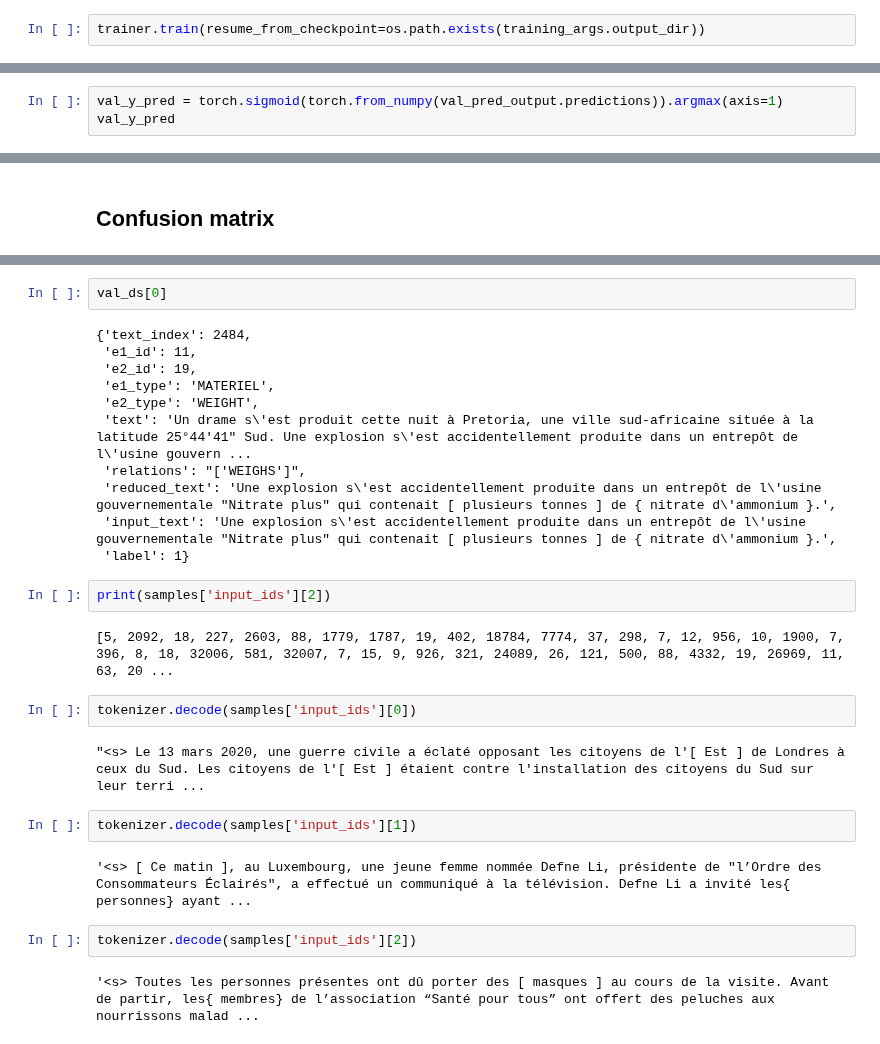
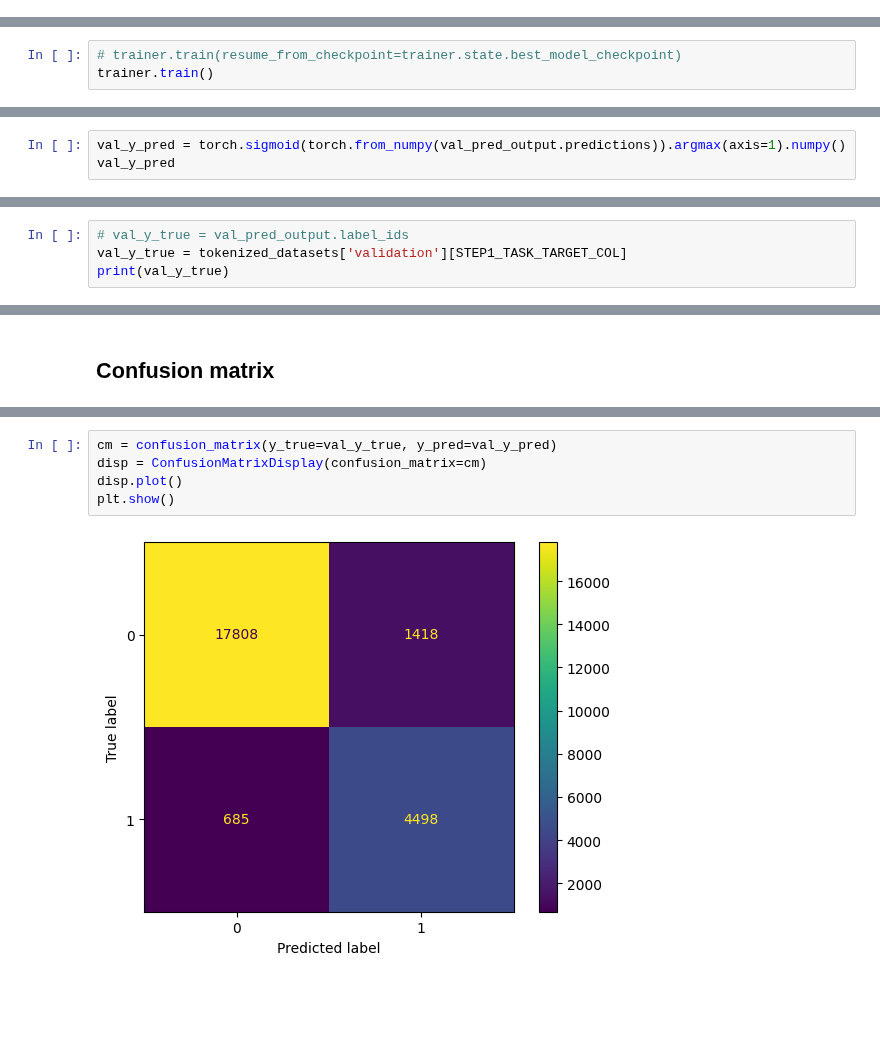
Before and after one commit to lengocluyen/relation_extraction_textmine25, a Jupyter notebook: defi_textmine_2025/mth2_hasrelation_whatrelation/step1_hasrelation.ipynb, the cells around one changed output, grey strips where cells are left out. Saved outputs shown, nothing was run; the diff lists cells and outputs as text; blank space fills up the shorter version.

```diff
--- a/defi_textmine_2025/mth2_hasrelation_whatrelation/step1_hasrelation.ipynb
+++ b/defi_textmine_2025/mth2_hasrelation_whatrelation/step1_hasrelation.ipynb
@@ -475,2 +345,0 @@ trainer.callback_handler.callbacks[-2].__dict__
-# %%
-trainer.train(resume_from_checkpoint=os.path.exists(training_args.output_dir))
@@ -496,0 +350,3 @@ TrainOutput(global_step=140000, training_loss=0.24677674966539656, metrics={'tra
+# %%
+# trainer.train(resume_from_checkpoint=trainer.state.best_model_checkpoint)
+trainer.train()
@@ -530,4 +410,4 @@ val_pred_output = trainer.predict(tokenized_datasets["validation"], metric_key_p
 # %%
-val_y_pred = torch.sigmoid(torch.from_numpy(val_pred_output.predictions)).argmax(axis=1)
+val_y_pred = torch.sigmoid(torch.from_numpy(val_pred_output.predictions)).argmax(axis=1).numpy()
 val_y_pred
 # %% [output]
@@ -534,0 +415,4 @@ tensor([1, 0, 0,  ..., 0, 0, 0])
+# %%
+# val_y_true = val_pred_output.label_ids
+val_y_true = tokenized_datasets['validation'][STEP1_TASK_TARGET_COL]
+print(val_y_true)
@@ -796,29 +461,7 @@ val_ds["input_text"]
-# %%
-val_ds[0]
-# %% [output]
-{'text_index': 2484,
- 'e1_id': 11,
- 'e2_id': 19,
- 'e1_type': 'MATERIEL',
- 'e2_type': 'WEIGHT',
- 'text': 'Un drame s\'est produit cette nuit à Pretoria, une ville sud-africaine située à la latitude 25°44′41″ Sud. Une explosion s\'est accidentellement produite dans un entrepôt de l\'usine gouvern ...
- 'relations': "['WEIGHS']",
- 'reduced_text': 'Une explosion s\'est accidentellement produite dans un entrepôt de l\'usine gouvernementale "Nitrate plus" qui contenait [ plusieurs tonnes ] de { nitrate d\'ammonium }.',
- 'input_text': 'Une explosion s\'est accidentellement produite dans un entrepôt de l\'usine gouvernementale "Nitrate plus" qui contenait [ plusieurs tonnes ] de { nitrate d\'ammonium }.',
- 'label': 1}
-# %%
-print(samples['input_ids'][2])
-# %% [output]
-[5, 2092, 18, 227, 2603, 88, 1779, 1787, 19, 402, 18784, 7774, 37, 298, 7, 12, 956, 10, 1900, 7, 396, 8, 18, 32006, 581, 32007, 7, 15, 9, 926, 321, 24089, 26, 121, 500, 88, 4332, 19, 26969, 11, 63, 20 ...
-# %%
-tokenizer.decode(samples['input_ids'][0])
-# %% [output]
-"<s> Le 13 mars 2020, une guerre civile a éclaté opposant les citoyens de l'[ Est ] de Londres à ceux du Sud. Les citoyens de l'[ Est ] étaient contre l'installation des citoyens du Sud sur leur terri ...
-# %%
-tokenizer.decode(samples['input_ids'][1])
-# %% [output]
-'<s> [ Ce matin ], au Luxembourg, une jeune femme nommée Defne Li, présidente de "l’Ordre des Consommateurs Éclairés", a effectué un communiqué à la télévision. Defne Li a invité les{ personnes} ayant ...
-# %%
-tokenizer.decode(samples['input_ids'][2])
-# %% [output]
-'<s> Toutes les personnes présentes ont dû porter des [ masques ] au cours de la visite. Avant de partir, les{ membres} de l’association “Santé pour tous” ont offert des peluches aux nourrissons malad ...
+# %%
+cm = confusion_matrix(y_true=val_y_true, y_pred=val_y_pred)
+disp = ConfusionMatrixDisplay(confusion_matrix=cm)
+disp.plot()
+plt.show()
+# %% [output]
+[figure, added]
```
Also changed, not shown: parts of 125 cells of this notebook, 4 other files.
